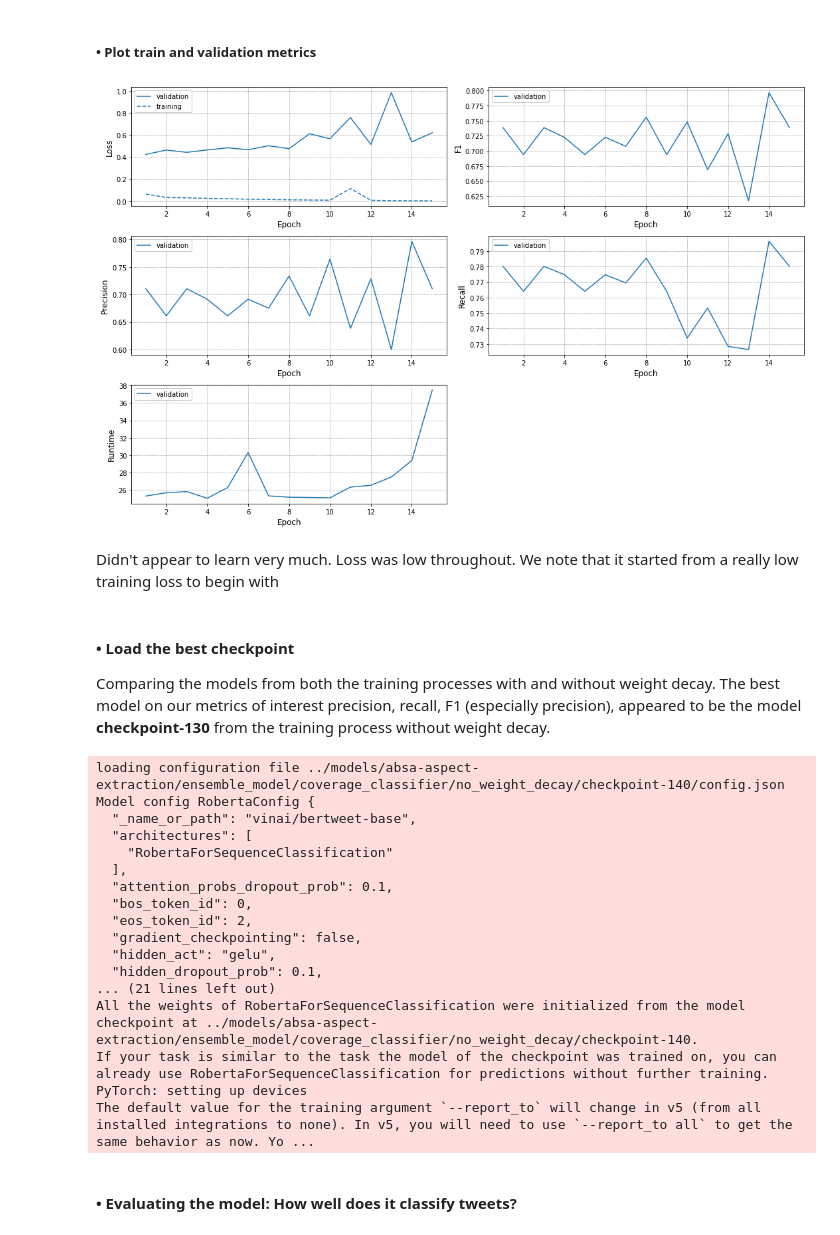
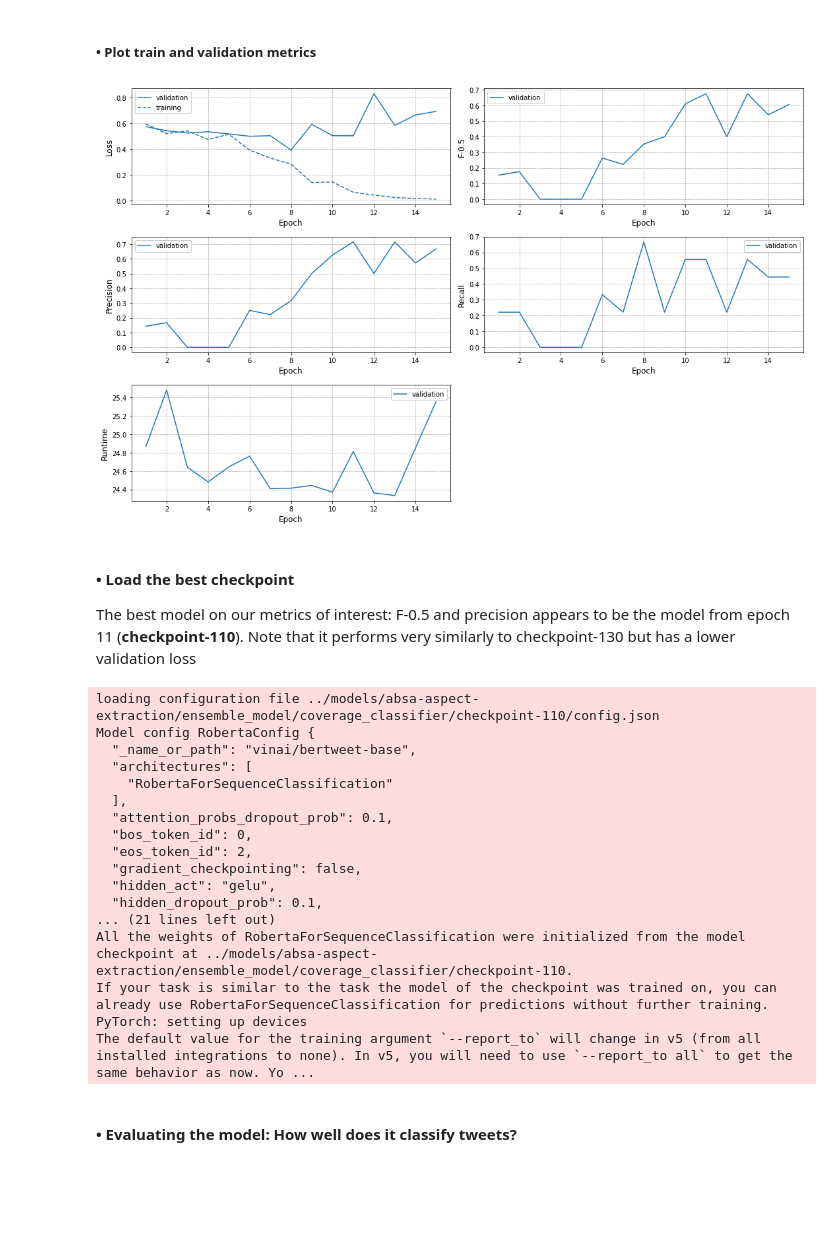
Before and after one commit to KoredeAkande/nigerian_isp_sentiment_analysis, a Jupyter notebook: notebooks/6.2.2-modeling-absa-binary-relevance-bertweet.ipynb, the cells around one changed output. Drawn from its saved outputs; the diff is of its cells as text; code cells hidden in the pictures; blank space fills up the shorter version.

```diff
--- a/notebooks/6.2.2-modeling-absa-binary-relevance-bertweet.ipynb
+++ b/notebooks/6.2.2-modeling-absa-binary-relevance-bertweet.ipynb
@@ -110,7 +128,7 @@ processed_aspect_df.head()
 #List aspects determined during the annotation phase
 #Note: This might not be exhaustive! But it should cover most cases. It is also subjective!
 #Also using synonyms of these words will likely yield different results
-ASPECTS = ['price','speed','reliability','coverage', 'customer service', 'trustworthiness']
+ASPECTS = ['price','speed','reliability','coverage', 'customer service']
 
 #Iterate through all the aspects and if the aspect is not in the tweet, record 0 else record 1
 for aspect in ASPECTS[::-1]:
@@ -166,6 +184,6 @@ Roughly balanced.
 # %%
 #Split the data 80:20 (training and test)
 train_df, test_df = train_test_split(processed_aspect_df,test_size=0.20,
-                                    stratify = processed_aspect_df.price)
+                                    stratify = processed_aspect_df.coverage)
 print(f"Train size: {train_df.shape}", f"Test size: {test_df.shape}")
 # %% [output]
@@ -174,6 +192,6 @@ Train size: (401, 8) Test size: (101, 8)
 ### b. Split training set to training and validation set
 # %%
 train_df, val_df = train_test_split(train_df,test_size=0.25,
-                                    stratify = train_df.price)
+                                    stratify = train_df.coverage)
 print(f"Train size: {train_df.shape}", f"Validation size: {val_df.shape}")
 # %% [output]
@@ -704,44 +776,41 @@ TrainOutput(global_step=150, training_loss=0.3801518630981445, metrics={'train_r
 coverage_history = pd.DataFrame(coverage_trainer.state.log_history)
 coverage_history.to_csv("../model_logs/aspect_extraction/coverage_bertweet_logs.csv",index=False)
 
-# coverage_history = pd.read_csv("../models/logs/nwd_coverage_bertweet_logs.csv")
-# coverage_history = nwd_coverage_history.fillna(method='bfill',
-#                                                  limit=1).drop_duplicates(subset=['epoch','eval_loss'])
+coverage_history = pd.read_csv("../model_logs/aspect_extraction/coverage_bertweet_logs.csv")
+coverage_history = coverage_history.fillna(method='bfill',
+                                           limit=1).drop_duplicates(subset=['epoch','eval_loss'])
 # %%
 plt.figure(figsize=(15,9))
-#plt.tight_layout()
 
-metrics = ['eval_loss','eval_f1','eval_precision','eval_recall','eval_runtime']
+metrics = ['eval_loss','eval_F-0.5','eval_precision','eval_recall','eval_runtime']
 
 for idx, metric in enumerate(metrics):
     with plt.style.context(['grid']):
         plt.tight_layout()
-        ax = plt.subplot(3,2,idx+1).plot(nwd_coverage_history['epoch'],
-                                    nwd_coverage_history[metric],
-                                    label='validation')
+        ax = plt.subplot(3,2,idx+1).plot(coverage_history['epoch'],
+                                         coverage_history[metric],
+                                         label='validation')
 
         #Also plot training loss when plotting validation loss
         if metric == 'eval_loss':
-            ax = plt.subplot(3,2,idx+1).plot(nwd_coverage_history['epoch'],
-                                             nwd_coverage_history['loss'],
+            ax = plt.subplot(3,2,idx+1).plot(coverage_history['epoch'],
+                                             coverage_history['loss'],
                                              color = ax[0].get_color(),
                                              linestyle= "--",
                                              label='training')
 
         plt.xlabel('Epoch', fontsize=12)
         plt.ylabel(metric.replace('eval_','').capitalize(),fontsize=12)
         plt.legend()
 # %% [output]
-[figure, old version]
+[figure, new version]
-# %% [markdown]
-Didn't appear to learn very much. Loss was low throughout. We note that it started from a really low training loss to begin with
 # %% [markdown]
 #### • Load the best checkpoint
 
-Comparing the models from both the training processes with and without weight decay. The best model on our metrics of interest precision, recall, F1 (especially precision), appeared to be the model **checkpoint-130** from the training process without weight decay.
+The best model on our metrics of interest: F-0.5 and precision appears to be the model from epoch 11 (**checkpoint-110**). Note that it performs very similarly to checkpoint-130 but has a lower validation loss
 # %%
 #Load the model
-coverage_model = AutoModelForSequenceClassification.from_pretrained("../models/absa-aspect-extraction/ensemble_model/coverage_classifier/no_weight_decay/checkpoint-140")
+coverage_model = AutoModelForSequenceClassification.from_pretrained("../models/absa-aspect-extraction/ensemble_model/coverage_classifier/checkpoint-110")
 
 coverage_pred_args = TrainingArguments(
     output_dir = "../model_predictions",
@@ -754,7 +823,7 @@ coverage_predictor = Trainer(
     compute_metrics   = compute_metrics,
 )
 # %% [output]
-loading configuration file ../models/absa-aspect-extraction/ensemble_model/coverage_classifier/no_weight_decay/checkpoint-140/config.json
+loading configuration file ../models/absa-aspect-extraction/ensemble_model/coverage_classifier/checkpoint-110/config.json
 Model config RobertaConfig {
   "_name_or_path": "vinai/bertweet-base",
   "architectures": [
@@ -767,7 +836,7 @@ Model config RobertaConfig {
   "hidden_act": "gelu",
   "hidden_dropout_prob": 0.1,
 ... (21 lines left out)
-All the weights of RobertaForSequenceClassification were initialized from the model checkpoint at ../models/absa-aspect-extraction/ensemble_model/coverage_classifier/no_weight_decay/checkpoint-140.
+All the weights of RobertaForSequenceClassification were initialized from the model checkpoint at ../models/absa-aspect-extraction/ensemble_model/coverage_classifier/checkpoint-110.
 If your task is similar to the task the model of the checkpoint was trained on, you can already use RobertaForSequenceClassification for predictions without further training.
 PyTorch: setting up devices
 The default value for the training argument `--report_to` will change in v5 (from all installed integrations to none). In v5, you will need to use `--report_to all` to get the same behavior as now. Yo ...
```
Also changed, not shown: parts of 222 cells of this notebook.
